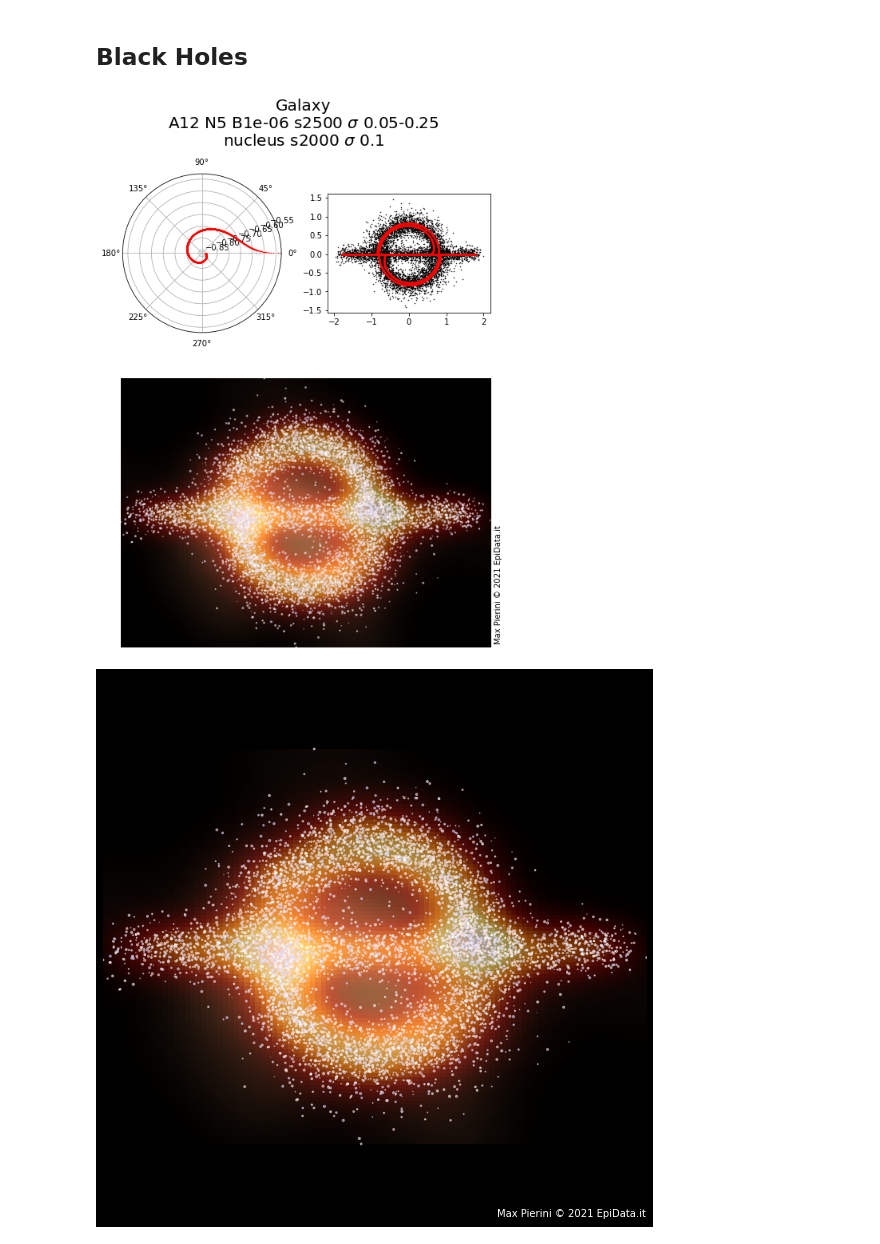
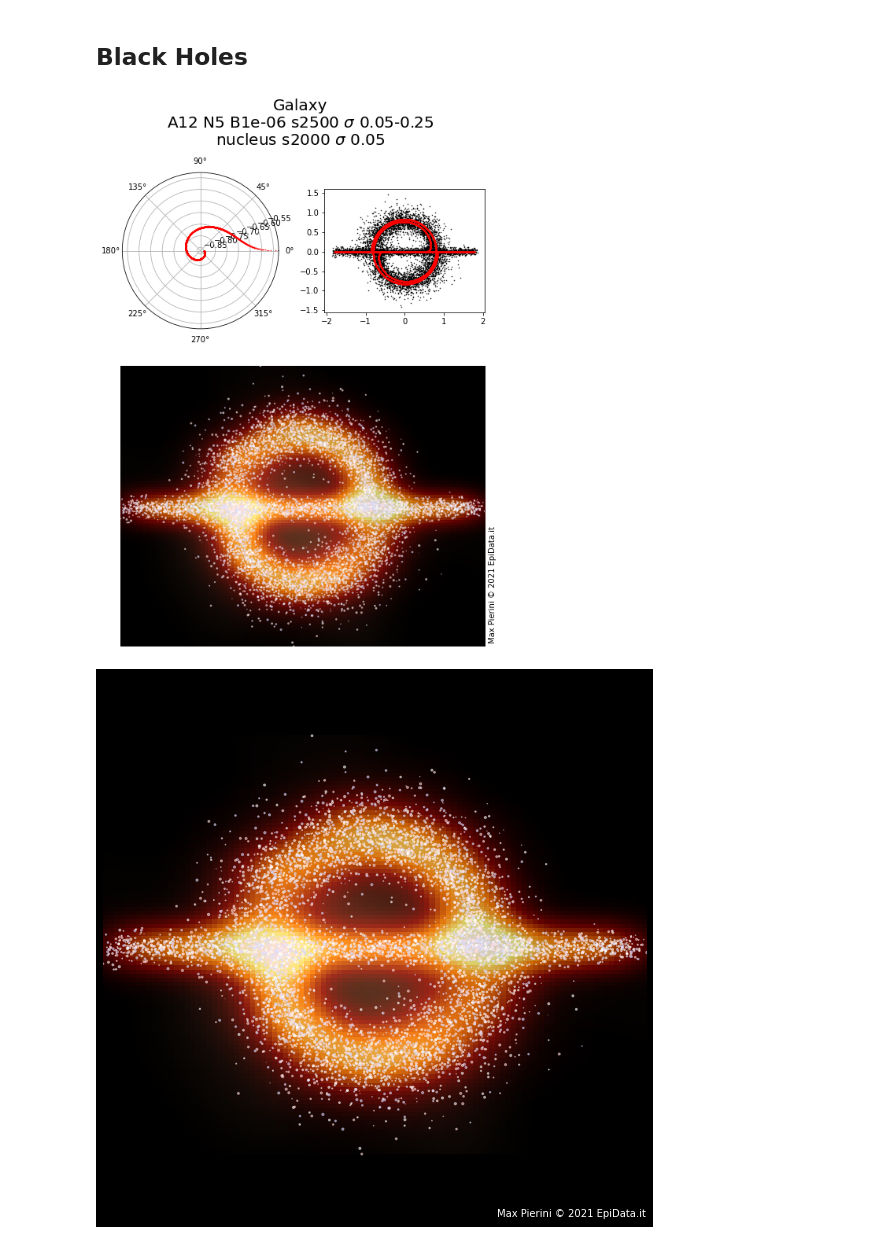
Before and after one commit to maxdevblock/galaxy, a Jupyter notebook: galaxy.ipynb, the cells around one changed output. Cells and saved outputs as stored; diff of their text form; code cells hidden in the pictures.

```diff
--- a/galaxy.ipynb
+++ b/galaxy.ipynb
@@ -360,26 +360,26 @@ plot_galaxy(
 # %%
 # galaxy parameters
 A = 12
 N = 5
 B = 1e-6
 sigma_min = .05
 sigma_max = .25
 # numer of stars in each arm
 size = 2500
 # number of stars in nucleus
 nucleus_density = 2000
-nucleus_sigma = .1
+nucleus_sigma = .05
 plot_galaxy(
     A=A, N=N, B=B, size=size,
     sigma_min=sigma_min, sigma_max=sigma_max,
-    nebula_size=100, nebula_alpha=.5,
+    nebula_size=100, nebula_alpha=.25,
     nucleus_density=nucleus_density,
     nucleus_sigma=nucleus_sigma,
     globular_nucleus=False,
     plot_single=True,
     galaxy_color='afmhot',
     nebula_color='copper',
 )
 # %% [output]
-[figure, old version]
+[figure, new version]
-[figure, old version]
+[figure, new version]
```
